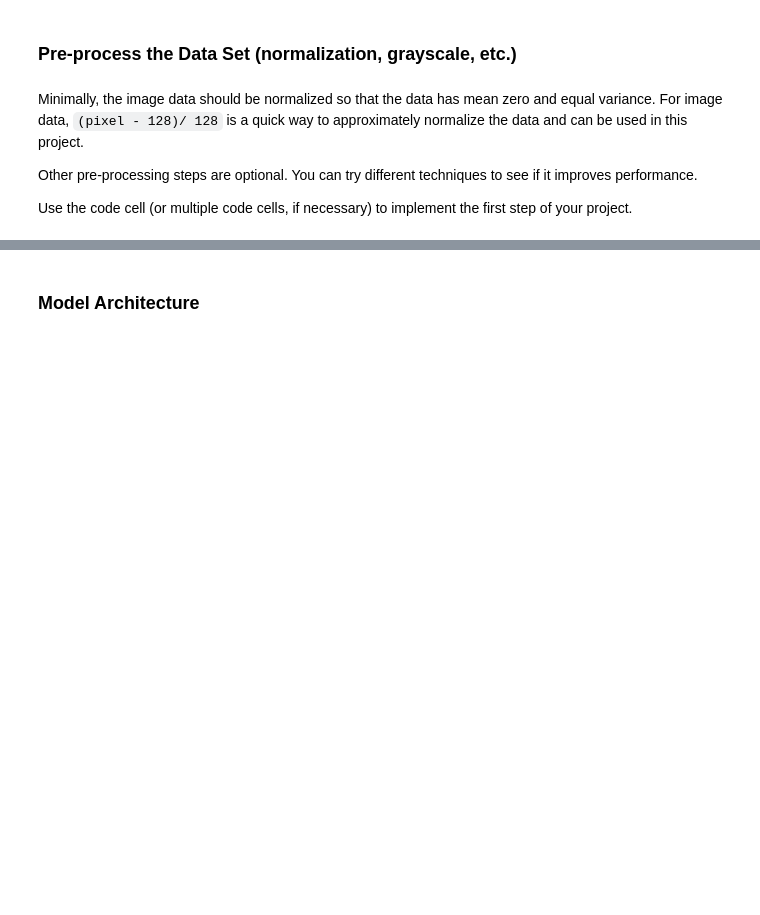
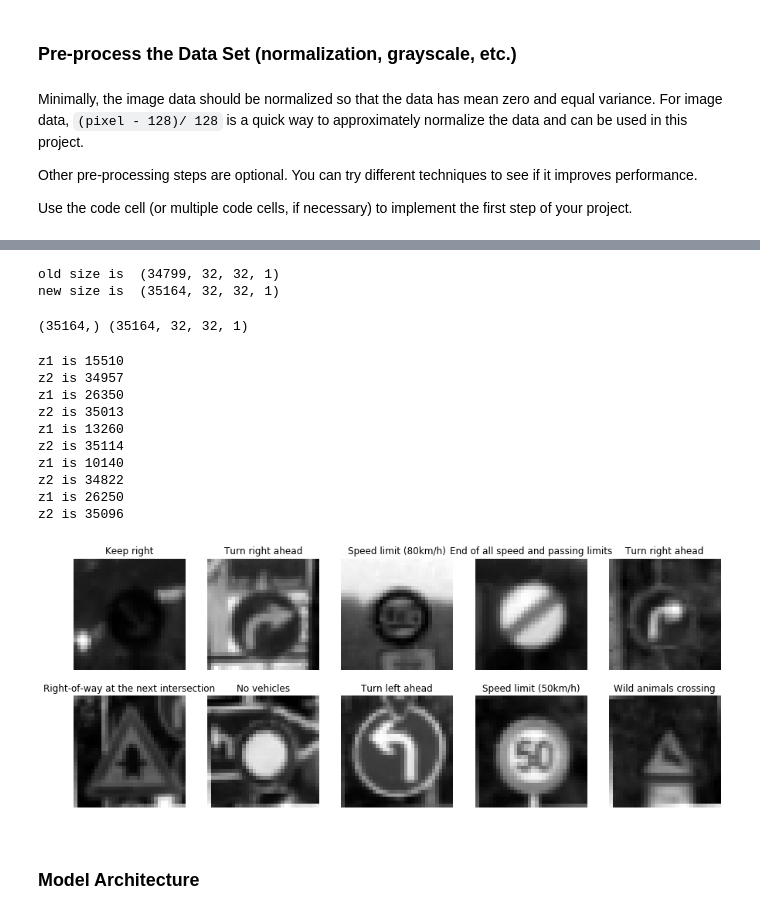
Before and after one commit to neohdy/Udacity, a Jupyter notebook: Traffic_Sign_Classifier.ipynb, the cells around one changed output, grey strips where cells are left out. Drawn from its saved outputs; the diff is of its cells as text; code cells hidden in the pictures; blank space fills up the shorter version.

```diff
--- a/Traffic_Sign_Classifier.ipynb
+++ b/Traffic_Sign_Classifier.ipynb
@@ -195,2 +234,70 @@ print(X_train_norm[10].shape)
+# %%
+import cv2
+
+y_train = y_train[0:34799]
+
+center = 32/2
+M = cv2.getRotationMatrix2D((center/2,center/2),np.random.uniform(-15,15),1)
+print('old size is ',X_train_normalized.shape)
+sample_index=[]
+sample_new_index=[]
+for class_n in range(n_classes):
+    indice=np.where(y_train==class_n)
+    n_sample=len(indice[0])
+
+    for i in range(n_sample):
+        if i%100 ==0:
+            if indice[0][i]<X_train_normalized.shape[0]:
+                sample_index.append(indice[0][i])
+                sample_new_index.append(X_train_normalized.shape[0])
+
+                sample_img = X_train_normalized[indice[0][i]]
+                new_img = cv2.warpAffine(sample_img,M,sample_img.shape[0:2])
+                new_img = np.expand_dims(new_img,axis=3)
+                X_train_normalized = np.concatenate((X_train_normalized,[new_img]),axis=0)
+                y_train = np.concatenate((y_train,[class_n]),axis=0)
+
+print('new size is ',X_train_normalized.shape)
+# %% [output]
+old size is  (34799, 32, 32, 1)
+new size is  (35164, 32, 32, 1)
+# %%
+print(y_train.shape,X_train_normalized.shape)
+# %% [output]
+(35164,) (35164, 32, 32, 1)
+# %%
+# print(sample_index)
+fig, axs = plt.subplots(2,5, figsize=(15, 6))
+axs = axs.ravel()
+
+for i in range (5):
+    random_index=np.random.randint(len(sample_index))
+    random_index2=np.random.randint(len(sample_new_index))
+    z=sample_index[random_index]
+    z2=sample_new_index[random_index2]
+    print('z1 is',z)
+    print('z2 is',z2)
+
+    img=X_train_normalized[z].squeeze()
+    axs[i].axis('off')
+    axs[i].imshow(img, cmap = 'gray')
+    axs[i].set_title(sign_name[y_train[z]])
+
+    img2 = X_train_normalized[z2].squeeze()
+    axs[i+5].axis('off')
+    axs[i+5].imshow(img2, cmap = 'gray')
+    axs[i+5].set_title(sign_name[y_train[z2]])
+# %% [output]
+z1 is 15510
+z2 is 34957
+z1 is 26350
+z2 is 35013
+z1 is 13260
+z2 is 35114
+z1 is 10140
+z2 is 34822
+z1 is 26250
+z2 is 35096
+[figure, added]
 # %% [markdown]
 ### Model Architecture
```
Also changed, not shown: parts of 25 cells of this notebook, 1 other file.
